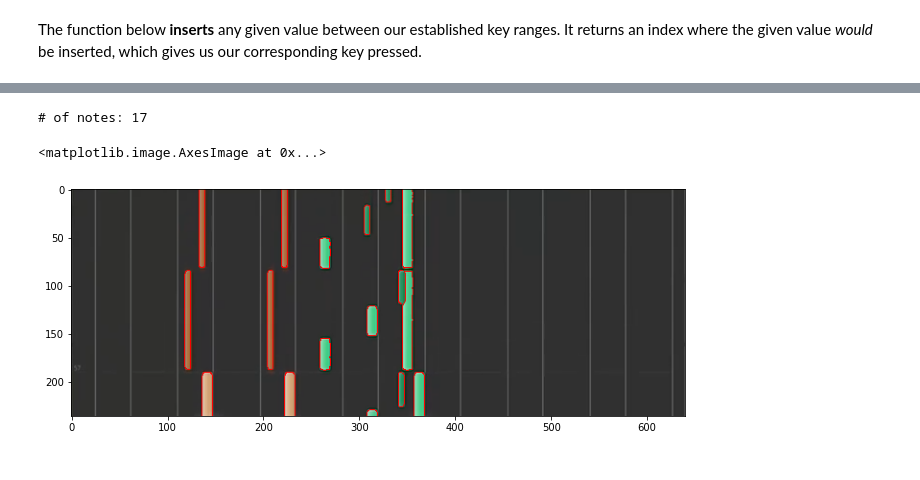
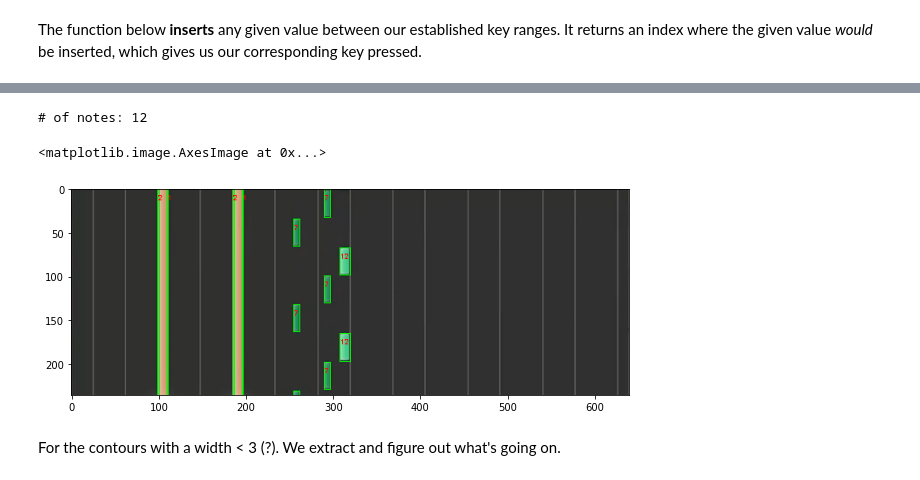
Before and after one commit to cooldecola/piano2sheet, a Jupyter notebook: src/brian's testing corner.ipynb, the cells around one changed output, grey strips where cells are left out. Cells and saved outputs as stored; diff of their text form; code cells hidden in the pictures.

```diff
--- a/src/brian's testing corner.ipynb
+++ b/src/brian's testing corner.ipynb
@@ -337,8 +282,6 @@ Very connected components.
 # %%
 #sample piano image from youtube
-# img_notes = cv2.imread("synthesia_fg.png")
-img_notes = cv2.imread("Moonlight Sonata 1st Movement.png")
-
+img_notes = cv2.imread("Moonlight Sonata 1st Movement_02.png")
 
 #converting to gray
 gray_notes = cv2.cvtColor(img_notes, cv2.COLOR_BGR2GRAY)
@@ -372,18 +321,14 @@ crop_img_notes_gray = cv2.cvtColor(crop_img_notes, cv2.COLOR_BGR2GRAY)
 # plt.imshow(th_notes, cmap = "gray")
 # plt.show()
 # %%
-k = 5 #This level of blurring made it possible to just view the coins
+k = 7 #This level of blurring made it possible to just view the notes
 blurred = cv2.GaussianBlur(crop_img_notes_gray, (k,k), 0)
 
 t1 = 15
-t2 = 100
+t2 = 105
 edged = cv2.Canny(blurred, t1, t2)
 
-horiz_stack = np.hstack([
-    blurred,
-    edged
-])
-plt.figure(figsize = (10,6))
-plt.imshow(horiz_stack, cmap = "gray")
+plt.figure(figsize=(10,10))
+plt.imshow(edged, cmap = "gray")
 # %% [output]
 <matplotlib.image.AxesImage at 0x...>
@@ -391,16 +339,33 @@ plt.imshow(horiz_stack, cmap = "gray")
 # %%
-#Count coins
+#Count notes
 (cnts, _) = cv2.findContours(edged.copy(), cv2.RETR_EXTERNAL, cv2.CHAIN_APPROX_SIMPLE)
+cnts = sorted(cnts, key = cv2.contourArea, reverse = True)
 
 #Each list within cnts is the list of contour points - 1 for each coin (total = 9)
 print("# of notes: {}".format(len(cnts)))
 
 #Do it on a copy
 tmp = crop_img_notes.copy()
-cv2.drawContours(tmp, cnts, -1, (255, 0, 0), 1)
-plt.figure(figsize=(11,10))
+
+
+problem = []
+i = 0
+for cnt in cnts:
+
+    x,y,w,h = cv2.boundingRect(cnt)
+    cv2.rectangle(tmp,(x,y),(x+w,y+h),(0,255,0),1)
+    cv2.putText(tmp, str(w), (int(x), int(y+12)), font, 0.25, (255,0,0), 1)
+
+    if w < 3:
+        problem.append(cnt)
+
+    i+=1
+
+plt.figure(figsize = (10,10))
 plt.imshow(tmp)
 # %% [output]
-# of notes: 17
+# of notes: 12
 <matplotlib.image.AxesImage at 0x...>
-[figure, old version]
+[figure, new version]
+# %% [markdown]
+For the contours with a width < 3 (?). We extract and figure out what's going on.
```
Also changed, not shown: parts of 20 cells of this notebook, 2 other files.
